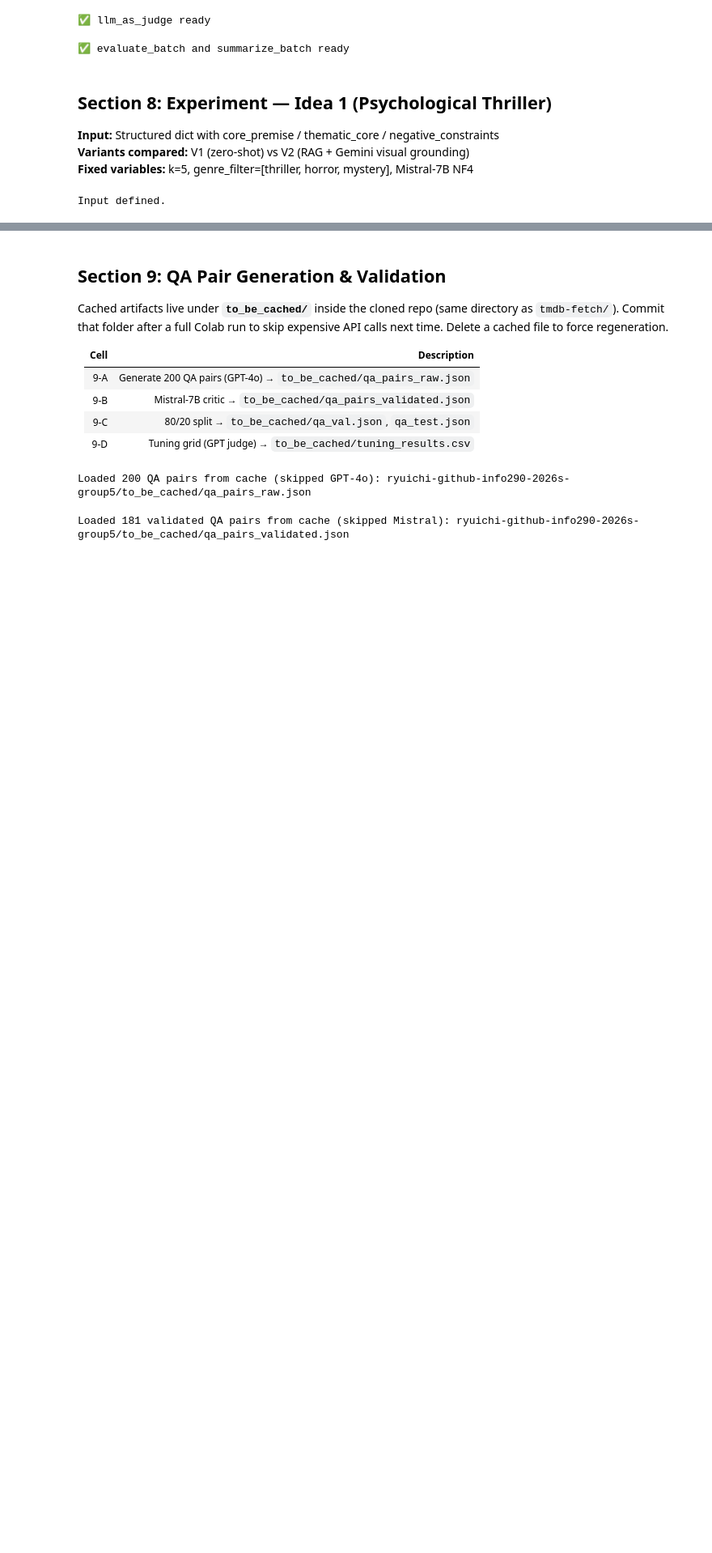
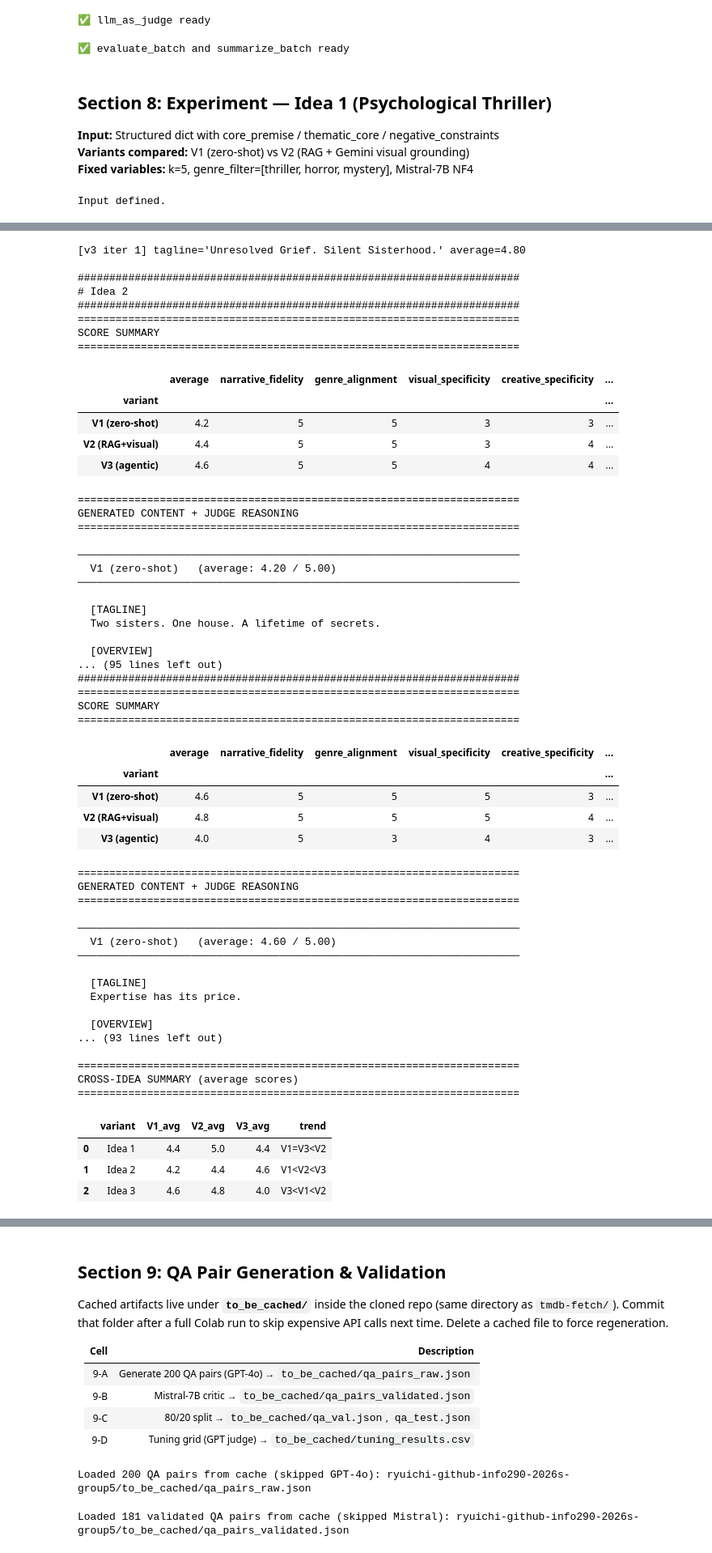
Before and after one commit to ryuichi-github/info290-2026s-group5, a Jupyter notebook: 260413_pipeline.ipynb, the cells around one changed output, grey strips where cells are left out. Shown at 81% size. Cells and saved outputs as stored; diff of their text form; code cells hidden in the pictures; blank space fills up the shorter version.

```diff
--- a/260413_pipeline.ipynb
+++ b/260413_pipeline.ipynb
@@ -1752,33 +1746,98 @@ for idea_label, movie_input in [
     )
     if idea_label == "Idea 2":
         v1_idea2, v2_idea2, v3_idea2 = v1, v2, v3
     elif idea_label == "Idea 3":
         v1_idea3, v2_idea3, v3_idea3 = v1, v2, v3
     result_v1 = llm_as_judge(movie_input, v1, client=judge_client, verbose=False)
     result_v2 = llm_as_judge(movie_input, v2, client=judge_client, verbose=False)
     result_v3 = llm_as_judge(movie_input, v3, client=judge_client, verbose=False)
+    if idea_label == "Idea 2":
+        result_v1_idea2 = result_v1
+        result_v2_idea2 = result_v2
+        result_v3_idea2 = result_v3
+    elif idea_label == "Idea 3":
+        result_v1_idea3 = result_v1
+        result_v2_idea3 = result_v2
+        result_v3_idea3 = result_v3
 
     _print_bundle_like_8f(idea_label, v3_history)
 
     cross_rows.append(
         {
             "variant": idea_label,
             "V1_avg": result_v1["average"],
             "V2_avg": result_v2["average"],
             "V3_avg": result_v3["average"],
             "trend": _trend_label(
                 result_v1["average"], result_v2["average"], result_v3["average"]
             ),
         }
     )
 
 print("\n" + "=" * 70)
 print("CROSS-IDEA SUMMARY (average scores)")
 print("=" * 70)
 cross_df = pd.DataFrame(cross_rows)[
     ["variant", "V1_avg", "V2_avg", "V3_avg", "trend"]
 ]
 display(cross_df)
+# %% [output]
+[v3 iter 1] tagline='Unresolved Grief. Silent Sisterhood.' average=4.80
+
+######################################################################
+# Idea 2
+######################################################################
+======================================================================
+SCORE SUMMARY
+======================================================================
+|  | average | narrative_fidelity | genre_alignment | visual_specificity | creative_specificity | ... |
+| variant |  |  |  |  |  | ... |
+| V1 (zero-shot) | 4.2 | 5 | 5 | 3 | 3 | ... |
+| V2 (RAG+visual) | 4.4 | 5 | 5 | 3 | 4 | ... |
+| V3 (agentic) | 4.6 | 5 | 5 | 4 | 4 | ... |
+======================================================================
+GENERATED CONTENT + JUDGE REASONING
+======================================================================
+
+──────────────────────────────────────────────────────────────────────
+  V1 (zero-shot)   (average: 4.20 / 5.00)
+──────────────────────────────────────────────────────────────────────
+
+  [TAGLINE]
+  Two sisters. One house. A lifetime of secrets.
+
+  [OVERVIEW]
+... (95 lines left out)
+######################################################################
+======================================================================
+SCORE SUMMARY
+======================================================================
+|  | average | narrative_fidelity | genre_alignment | visual_specificity | creative_specificity | ... |
+| variant |  |  |  |  |  | ... |
+| V1 (zero-shot) | 4.6 | 5 | 5 | 5 | 3 | ... |
+| V2 (RAG+visual) | 4.8 | 5 | 5 | 5 | 4 | ... |
+| V3 (agentic) | 4.0 | 5 | 3 | 4 | 3 | ... |
+======================================================================
+GENERATED CONTENT + JUDGE REASONING
+======================================================================
+
+──────────────────────────────────────────────────────────────────────
+  V1 (zero-shot)   (average: 4.60 / 5.00)
+──────────────────────────────────────────────────────────────────────
+
+  [TAGLINE]
+  Expertise has its price.
+
+  [OVERVIEW]
+... (93 lines left out)
+
+======================================================================
+CROSS-IDEA SUMMARY (average scores)
+======================================================================
+|  | variant | V1_avg | V2_avg | V3_avg | trend |
+| 0 | Idea 1 | 4.4 | 5.0 | 4.4 | V1=V3<V2 |
+| 1 | Idea 2 | 4.2 | 4.4 | 4.6 | V1<V2<V3 |
+| 2 | Idea 3 | 4.6 | 4.8 | 4.0 | V3<V1<V2 |
 # %%
 # Cell 8-H: DALL-E 3 poster image generation for Idea 1 / 2 / 3 (V1 / V2 / V3)
 # Note: size="1024x1792" costs ~$0.08/image at standard quality (~$0.72 total for 9 images).
```
Also changed, not shown: parts of 13 cells of this notebook, 1 other file.
